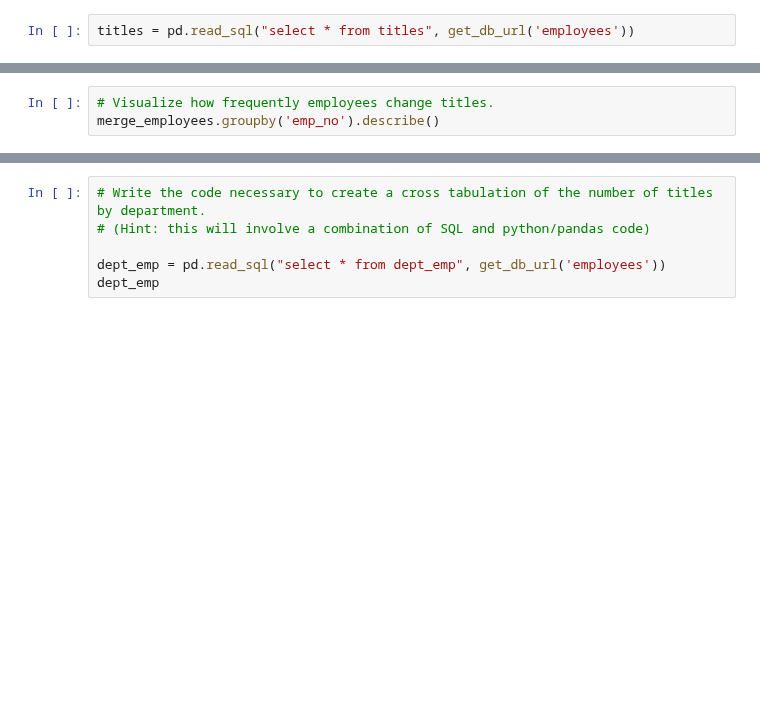
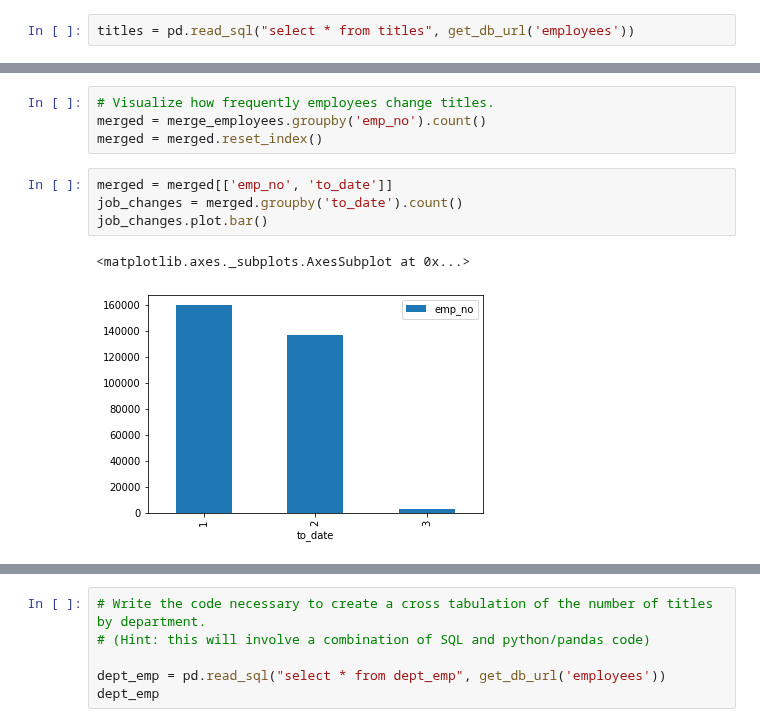
Before and after one commit to ravinder79/python-exercises, a Jupyter notebook: 4.8.4.4_advanced_dataframes.ipynb, the cells around one changed output, grey strips where cells are left out. Saved outputs shown, nothing was run; the diff lists cells and outputs as text; blank space fills up the shorter version.

```diff
--- a/4.8.4.4_advanced_dataframes.ipynb
+++ b/4.8.4.4_advanced_dataframes.ipynb
@@ -166,3 +180,11 @@ merge_employees = pd.merge(employees, titles, left_on='emp_no', right_on='emp_no
 # %%
 # Visualize how frequently employees change titles.
-merge_employees.groupby('emp_no').describe()
+merged = merge_employees.groupby('emp_no').count()
+merged = merged.reset_index()
+# %%
+merged = merged[['emp_no', 'to_date']]
+job_changes = merged.groupby('to_date').count()
+job_changes.plot.bar()
+# %% [output]
+<matplotlib.axes._subplots.AxesSubplot at 0x...>
+[figure, added]
```
Also changed, not shown: parts of 23 cells of this notebook.
